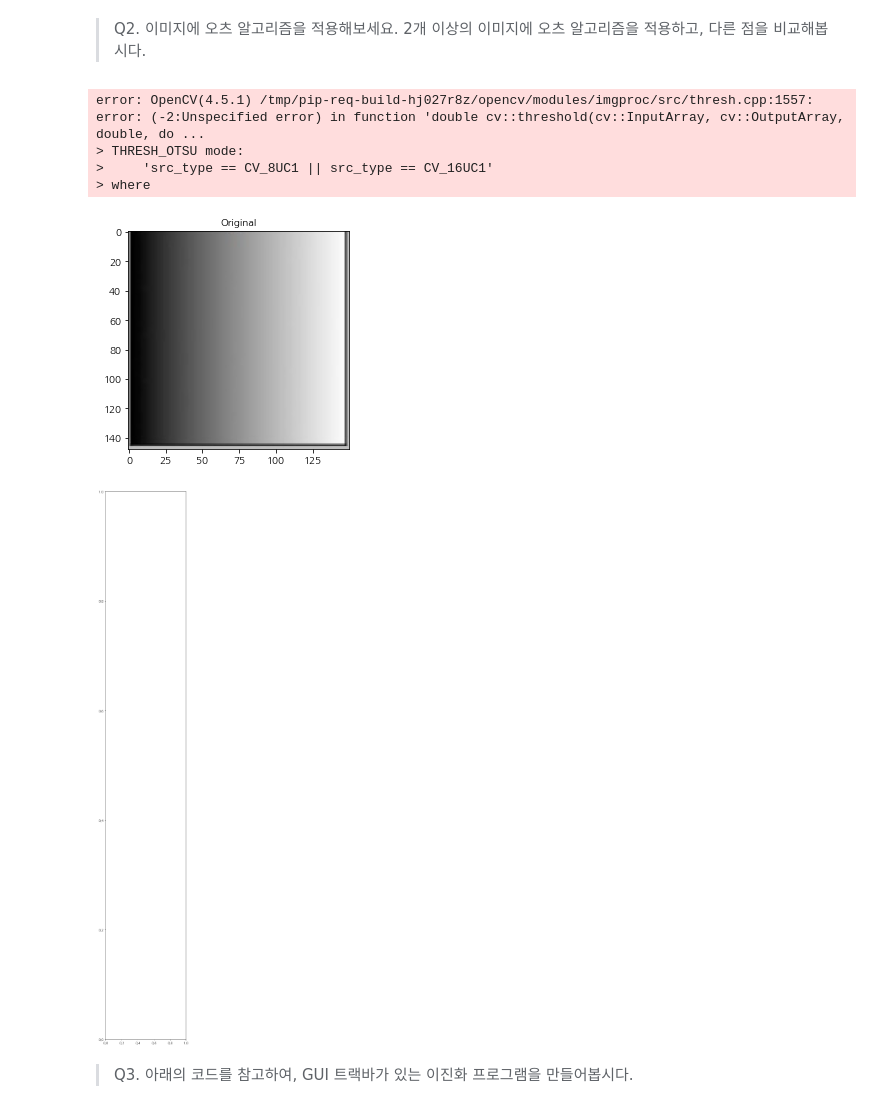
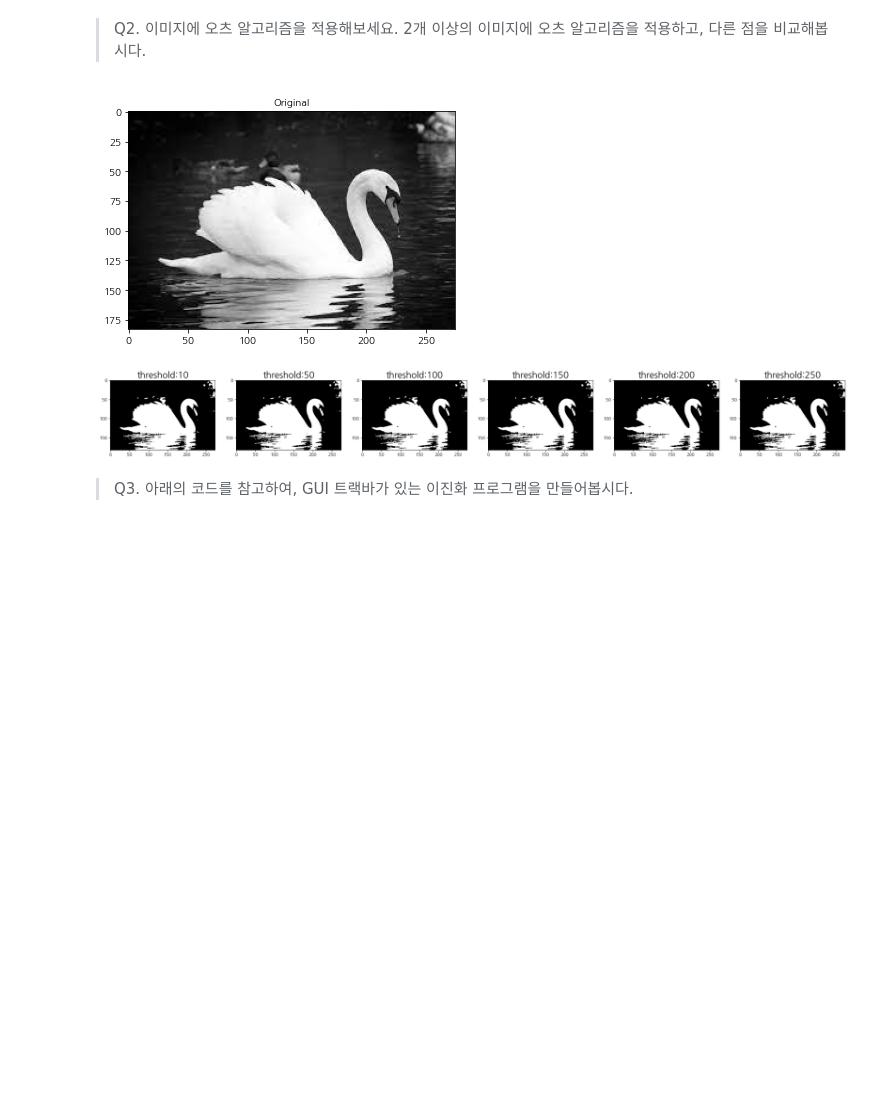
Before and after one commit to ShowMeTheCV/Changwon, a Jupyter notebook: 여덟번째 날 _5월 22일까지 해보기_양창원.ipynb, the cells around one changed output. Cells and saved outputs as stored; diff of their text form; code cells hidden in the pictures; blank space fills up the shorter version.

```diff
--- a/여덟번째 날 _5월 22일까지 해보기_양창원.ipynb
+++ b/여덟번째 날 _5월 22일까지 해보기_양창원.ipynb
@@ -76,7 +76,7 @@
 import cv2
 import matplotlib.pyplot as plt
 
-src = cv2.cvtColor(cv2.imread('image/8th_day/bin.jpg'), cv2.COLOR_BGR2RGB)
+src = cv2.cvtColor(cv2.imread('image/8th_day/swan.jpeg'), cv2.COLOR_BGR2RGB)
 plt.imshow(src)
 plt.title('Original',fontsize=10)
 
@@ -96,7 +96,7 @@ for i in range(len(threshold)):
 import cv2
 import matplotlib.pyplot as plt
 
-src = cv2.cvtColor(cv2.imread('image/8th_day/bin.jpg'), cv2.COLOR_BGR2RGB)
+src = cv2.cvtColor(cv2.imread('image/8th_day/swan.jpeg'), cv2.COLOR_BGR2RGB)
 plt.imshow(src)
 plt.title('Original',fontsize=10)
 
@@ -113,10 +113,10 @@ for i in range(len(threshold)):
 # %%
-# cv2.THRESH_TOZERO
+# cv2.THRESH_TOZERO: 임곗값을 초과할 경우 변형 없음, 아닐 경우 0
 
 import cv2
 import matplotlib.pyplot as plt
 
-src = cv2.cvtColor(cv2.imread('image/8th_day/bin.jpg'), cv2.COLOR_BGR2RGB)
+src = cv2.cvtColor(cv2.imread('image/8th_day/swan.jpeg'), cv2.COLOR_BGR2RGB)
 plt.imshow(src)
 plt.title('Original',fontsize=10)
 
@@ -135,27 +135,23 @@ for i in range(len(threshold)):
 # %%
 # cv2.THRESH_OTSU
 
 import cv2
 import matplotlib.pyplot as plt
 
-src = cv2.cvtColor(cv2.imread('image/8th_day/gray.png'), cv2.COLOR_BGR2RGB)
-plt.imshow(src)
+src = cv2.cvtColor(cv2.imread('image/8th_day/swan.jpeg'), cv2.COLOR_BGR2GRAY)
+plt.imshow(src,cmap='gray')
 plt.title('Original',fontsize=10)
 
 threshold = [10,50,100,150,200,250]
 plt.figure(figsize=(30,30))
 for i in range(len(threshold)):
     plt.subplot(1, len(threshold), i+1)
     _,binary = cv2.threshold(src,threshold[i],255,cv2.THRESH_OTSU)
-    plt.imshow(binary)
+    plt.imshow(binary,cmap='gray')
     plt.title(f'threshold:{threshold[i]}',fontsize=20)
 # %% [output]
-error: OpenCV(4.5.1) /tmp/pip-req-build-hj027r8z/opencv/modules/imgproc/src/thresh.cpp:1557: error: (-2:Unspecified error) in function 'double cv::threshold(cv::InputArray, cv::OutputArray, double, do ...
-> THRESH_OTSU mode:
->     'src_type == CV_8UC1 || src_type == CV_16UC1'
-> where
-[figure, old version]
+[figure, new version]
-[figure, old version]
+[figure, new version]
 # %% [markdown]
 > Q3. 아래의 코드를 참고하여, GUI 트랙바가 있는 이진화 프로그램을 만들어봅시다.
 # %%
```
Also changed, not shown: parts of 3 cells of this notebook.
